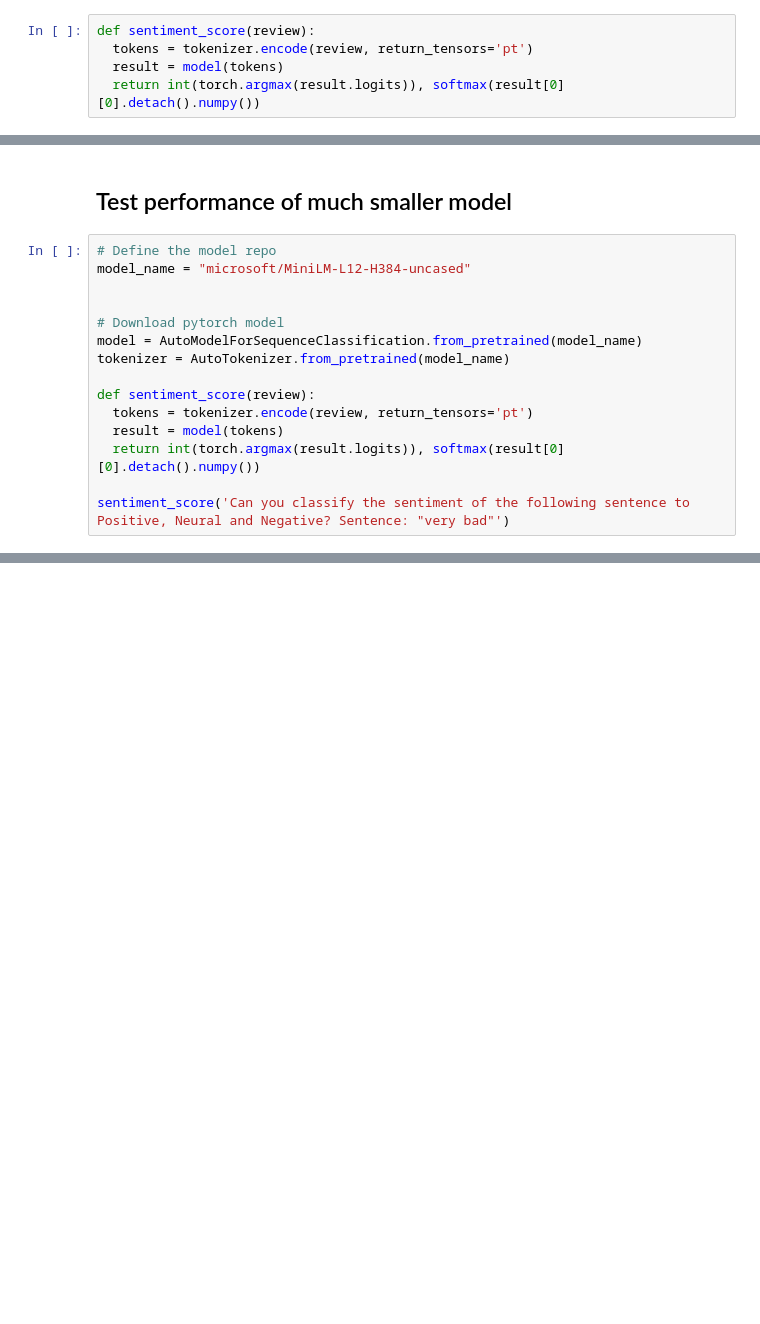
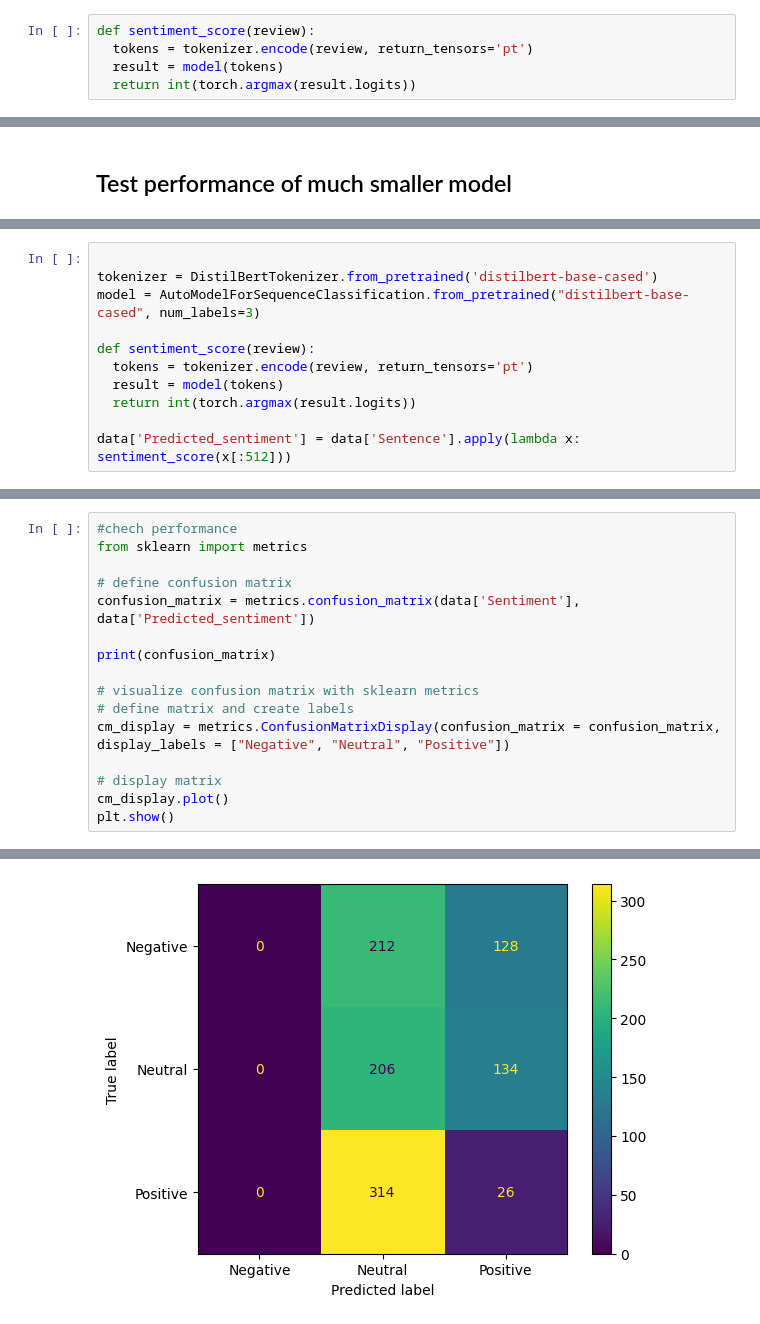
Before and after one commit to christoskaparakis/llm-experiments, a Jupyter notebook: test.ipynb, the cells around one changed output, grey strips where cells are left out. Cells and saved outputs as stored; diff of their text form; blank space fills up the shorter version.

Commit message:
trained small model for sentiment task

```diff
--- a/test.ipynb
+++ b/test.ipynb
@@ -40,6 +42,6 @@ Some weights of the model checkpoint at cardiffnlp/twitter-roberta-base-sentimen
 def sentiment_score(review):
   tokens = tokenizer.encode(review, return_tensors='pt')
   result = model(tokens)
-  return int(torch.argmax(result.logits)), softmax(result[0][0].detach().numpy())
+  return int(torch.argmax(result.logits))
 # %%
 data['Predicted_sentiment'] = data['Sentence'].apply(lambda x: sentiment_score(x[:512]))
@@ -103,18 +95,3 @@ plt.show()
 [figure]
 # %% [markdown]
 ## Test performance of much smaller model
-# %%
-# Define the model repo
-model_name = "microsoft/MiniLM-L12-H384-uncased"
-
-
-# Download pytorch model
-model = AutoModelForSequenceClassification.from_pretrained(model_name)
-tokenizer = AutoTokenizer.from_pretrained(model_name)
-
-def sentiment_score(review):
-  tokens = tokenizer.encode(review, return_tensors='pt')
-  result = model(tokens)
-  return int(torch.argmax(result.logits)), softmax(result[0][0].detach().numpy())
-
-sentiment_score('Can you classify the sentiment of the following sentence to Positive, Neural and Negative? Sentence: "very bad"')
@@ -124,0 +98,11 @@ You should probably TRAIN this model on a down-stream task to be able to use it
+# %%
+
+tokenizer = DistilBertTokenizer.from_pretrained('distilbert-base-cased')
+model = AutoModelForSequenceClassification.from_pretrained("distilbert-base-cased", num_labels=3)
+
+def sentiment_score(review):
+  tokens = tokenizer.encode(review, return_tensors='pt')
+  result = model(tokens)
+  return int(torch.argmax(result.logits))
+
+data['Predicted_sentiment'] = data['Sentence'].apply(lambda x: sentiment_score(x[:512]))
@@ -124,0 +112,17 @@ You should probably TRAIN this model on a down-stream task to be able to use it
+# %%
+#chech performance
+from sklearn import metrics
+
+# define confusion matrix
+confusion_matrix = metrics.confusion_matrix(data['Sentiment'], data['Predicted_sentiment'])
+
+print(confusion_matrix)
+
+# visualize confusion matrix with sklearn metrics
+# define matrix and create labels
+cm_display = metrics.ConfusionMatrixDisplay(confusion_matrix = confusion_matrix, display_labels = ["Negative", "Neutral", "Positive"])
+
+# display matrix
+cm_display.plot()
+plt.show()
+# %% [output]
@@ -124,0 +132 @@ You should probably TRAIN this model on a down-stream task to be able to use it
+[figure, added]
```
Also changed, not shown: parts of 20 cells of this notebook, 4 other files.
